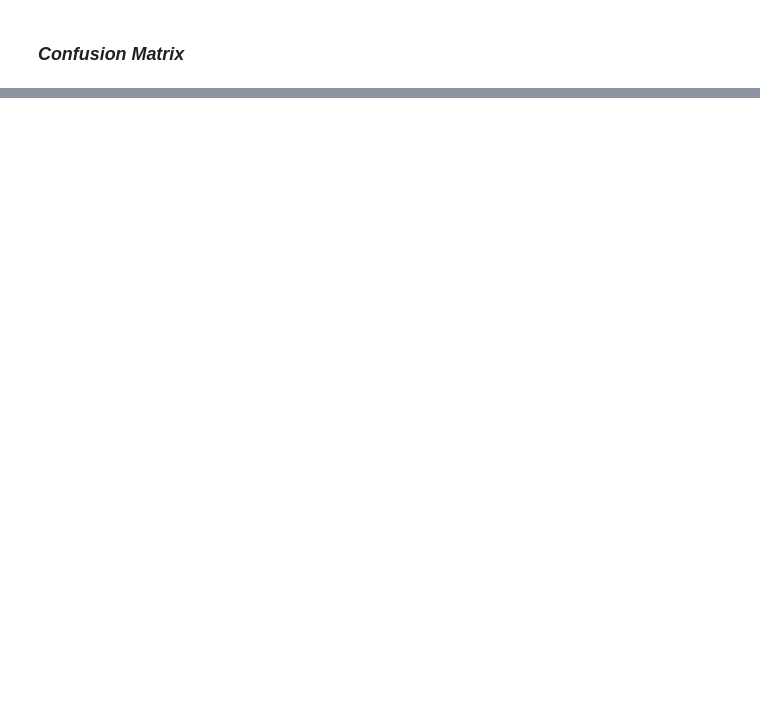
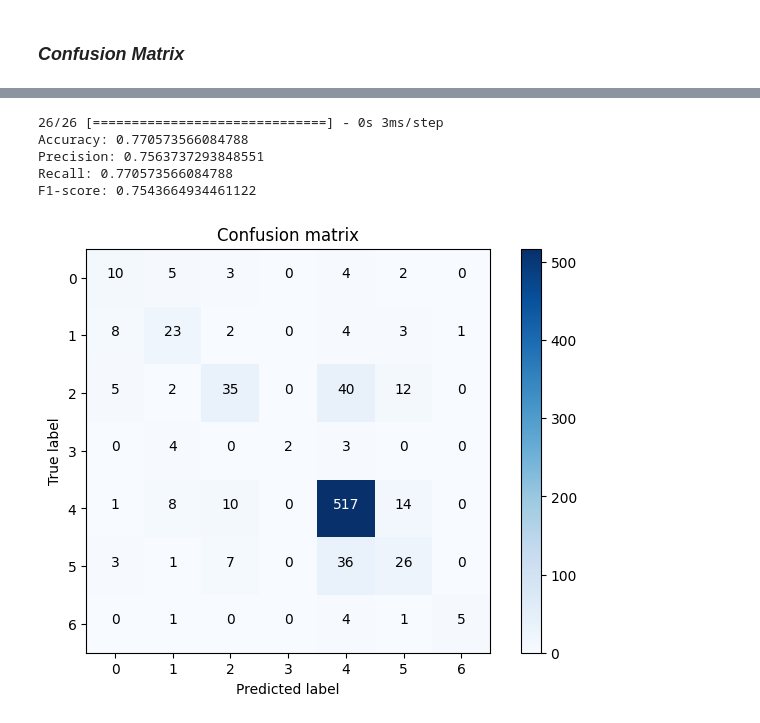
Before and after one commit to AditiRout/Skin-Cancer-Classification, a Jupyter notebook: notebook769843a8c7.ipynb, the cells around one changed output, grey strips where cells are left out. Saved outputs shown, nothing was run; the diff lists cells and outputs as text; code cells hidden in the pictures; blank space fills up the shorter version.

Commit message:
data update

```diff
--- a/notebook769843a8c7.ipynb
+++ b/notebook769843a8c7.ipynb
@@ -45,7 +46,7 @@ from sklearn.model_selection import train_test_split
 # %% [markdown]
 # Step 2: _Data processing_
 # %%
-base_skin_dir = './skin-data'
+base_skin_dir = '/kaggle/input/skin-cancer-mnist-ham10000'
 
 imageid_path_dict = {os.path.splitext(os.path.basename(x))[0]: x
                    for x in glob(os.path.join(base_skin_dir, '*', '*.jpg'))}
@@ -62,7 +63,7 @@ lesion_dict = {
 # %% [markdown]
 ### __Reading Dataset and adding new columns:__
 # %%
-dataset = pd.read_csv('./skin-data/HAM10000_metadata.csv')
+dataset = pd.read_csv('/kaggle/input/skin-cancer-mnist-ham10000/HAM10000_metadata.csv')
 
 dataset['path'] = dataset['image_id'].map(imageid_path_dict.get)
 dataset['cell_type'] = dataset['dx'].map(lesion_dict.get)
@@ -290,7 +291,7 @@ classifier.add(Dropout(0.10))
 classifier.add(Flatten())
 
 classifier.add(Dense(128, activation='relu'))
-classifier.add(Dropout(0.15))
+classifier.add(Dropout(0.05))
 classifier.add(Dense(64, activation='relu'))
 
 classifier.add(Dense(32, activation='relu'))
@@ -409,6 +431,8 @@ plot_model_history(history)
 # %%
 DIE()
 from sklearn.metrics import confusion_matrix
+from sklearn.metrics import accuracy_score, precision_score, recall_score, f1_score
+
 import itertools
 def plot_confusion_matrix(cm, classes,
                           normalize=False,
@@ -444,3 +468,20 @@ Y_true = np.argmax(y_validate,axis = 1)
 confusion_mtx = confusion_matrix(Y_true, Y_pred_classes)
 
 plot_confusion_matrix(confusion_mtx, classes = range(7))
+# Calculate accuracy
+accuracy = accuracy_score(Y_true, Y_pred_classes)
+
+# Calculate precision
+precision = precision_score(Y_true, Y_pred_classes, average='weighted')
+
+# Calculate recall
+recall = recall_score(Y_true, Y_pred_classes, average='weighted')
+
+# Calculate F1-score
+f1 = f1_score(Y_true, Y_pred_classes, average='weighted')
+
+print("Accuracy:", accuracy)
+print("Precision:", precision)
+print("Recall:", recall)
+print("F1-score:", f1)
+# %% [output]
@@ -447,3 +489,9 @@ plot_confusion_matrix(confusion_mtx, classes = range(7))
+26/26 [==============================] - 0s 3ms/step
+Accuracy: 0.770573566084788
+Precision: 0.7563737293848551
+Recall: 0.770573566084788
+F1-score: 0.7543664934461122
+[figure, added]
 # %%
 from keras.preprocessing import image
 image_path = '/kaggle/input/skin-image/skin.jpeg'
```
Also changed, not shown: parts of 8 cells of this notebook.
